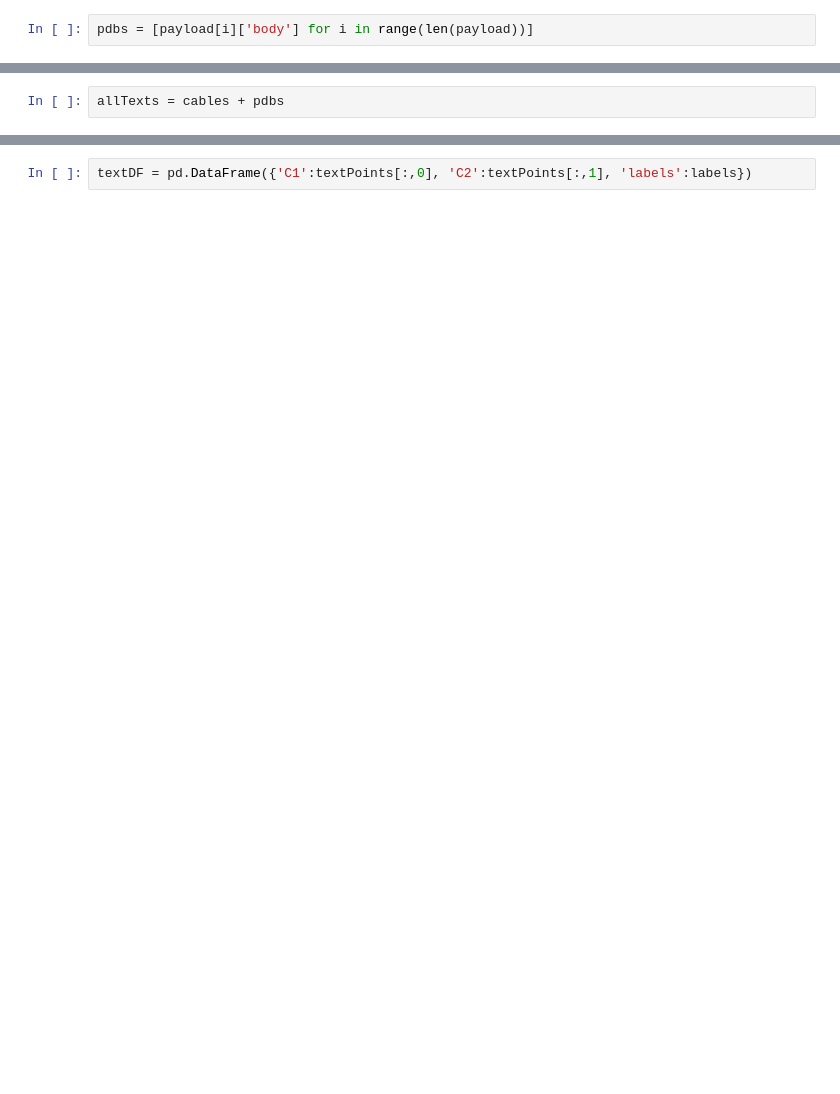
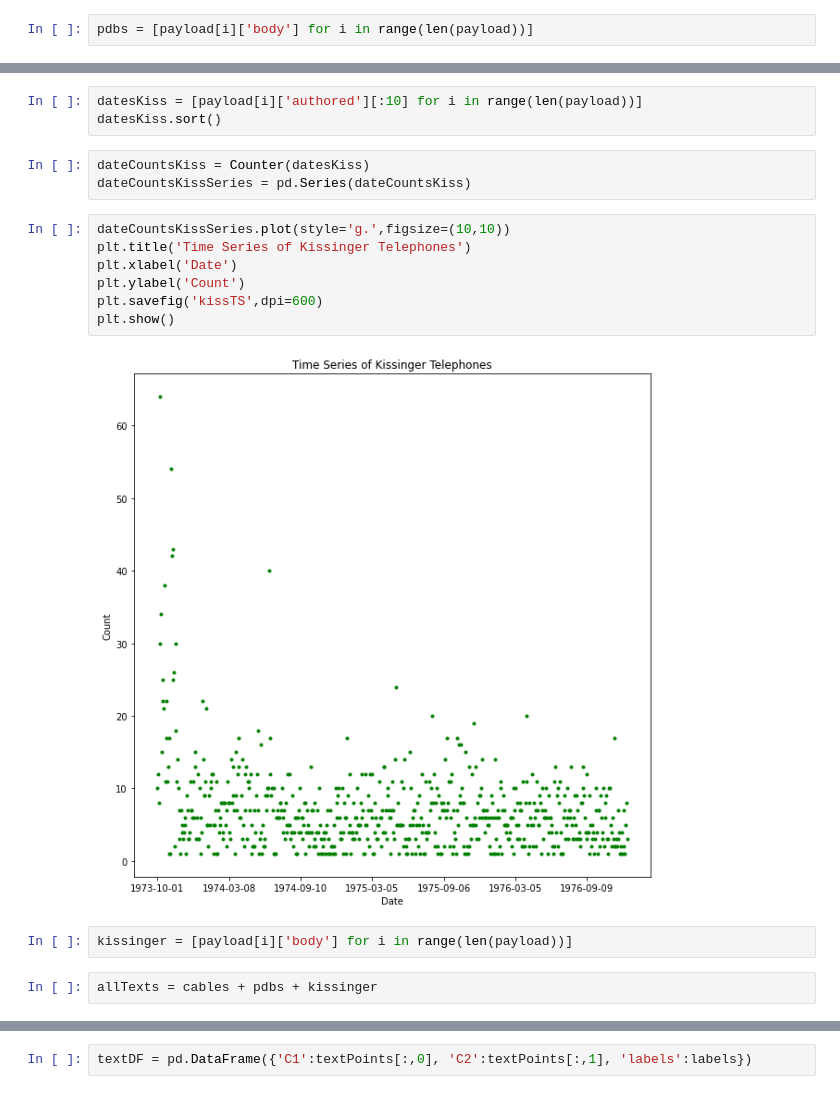
Before and after one commit to jieyanzhu/hacking-the-archive, a Jupyter notebook: Final.ipynb, the cells around one changed output, grey strips where cells are left out. Saved outputs shown, nothing was run; the diff lists cells and outputs as text; blank space fills up the shorter version.

```diff
--- a/Final.ipynb
+++ b/Final.ipynb
@@ -133,5 +159,22 @@ Request returned 200 : 'OK'
+# %%
+datesKiss = [payload[i]['authored'][:10] for i in range(len(payload))]
+datesKiss.sort()
+# %%
+dateCountsKiss = Counter(datesKiss)
+dateCountsKissSeries = pd.Series(dateCountsKiss)
+# %%
+dateCountsKissSeries.plot(style='g.',figsize=(10,10))
+plt.title('Time Series of Kissinger Telephones')
+plt.xlabel('Date')
+plt.ylabel('Count')
+plt.savefig('kissTS',dpi=600)
+plt.show()
+# %% [output]
+[figure, added]
+# %%
+kissinger = [payload[i]['body'] for i in range(len(payload))]
 # %%
-allTexts = cables + pdbs
+allTexts = cables + pdbs + kissinger
 # %%
 tfidfVectorizer = TfidfVectorizer(max_features=400, stop_words=stopWords)
 textMatrix = tfidfVectorizer.fit_transform(allTexts)
```
Also changed, not shown: parts of 58 cells of this notebook.
